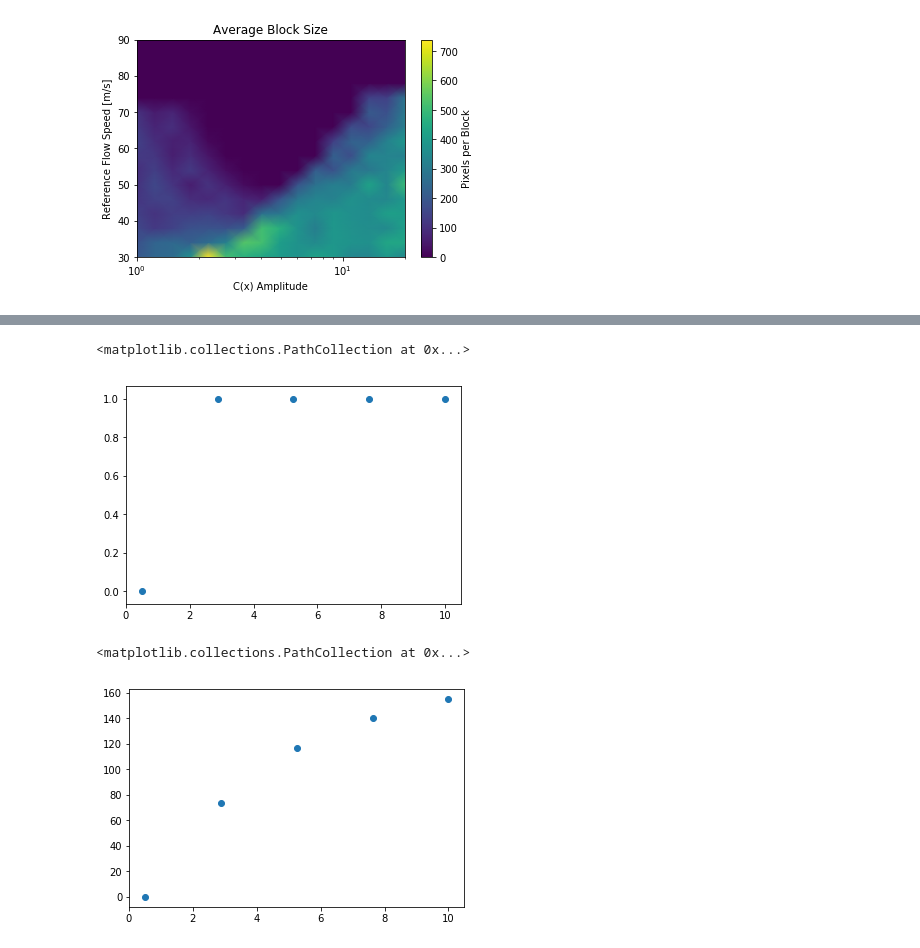
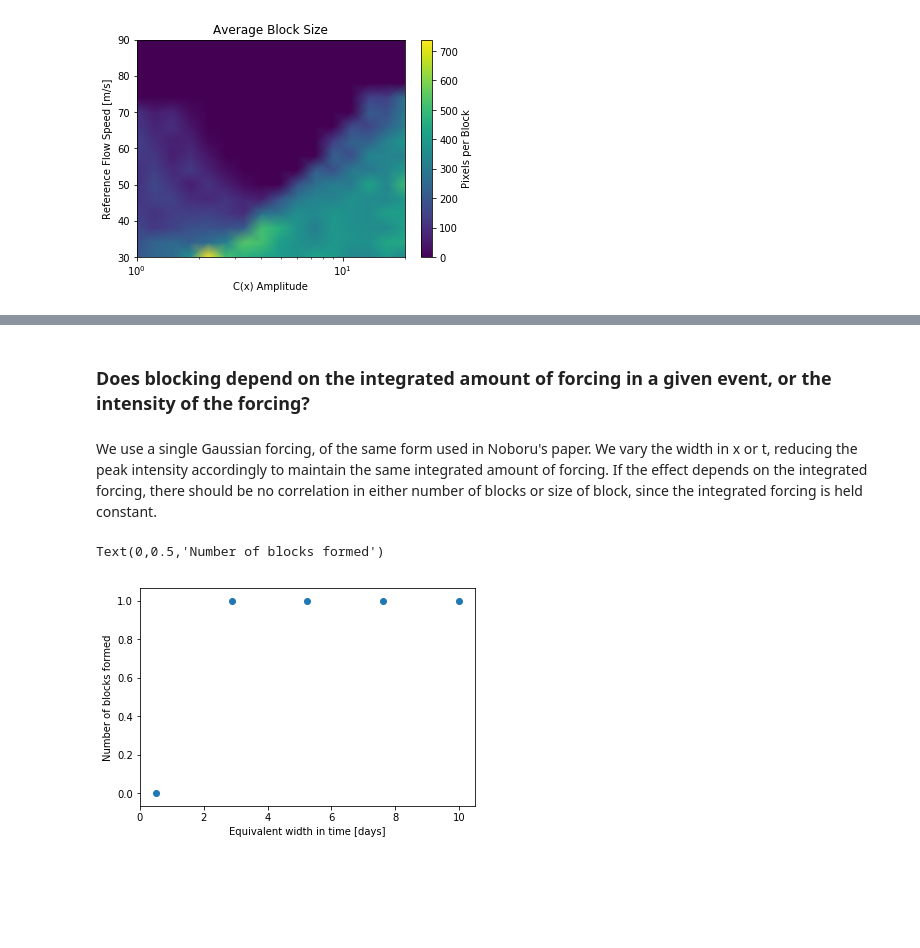
Before and after one commit to sjsmith757/rossby-blocking, a Jupyter notebook: sweep_analysis.ipynb, the cells around one changed output, grey strips where cells are left out. Cells and saved outputs as stored; diff of their text form; code cells hidden in the pictures; blank space fills up the shorter version.

```diff
--- a/sweep_analysis.ipynb
+++ b/sweep_analysis.ipynb
@@ -565,14 +626,15 @@ plt.savefig("grid_avgblocksize.png",bbox_inches='tight')
+# %% [markdown]
+### Does blocking depend on the integrated amount of forcing in a given event, or the intensity of the forcing?
+# %% [markdown]
+We use a single Gaussian forcing, of the same form used in Noboru's paper. We vary the width in x or t, reducing the peak intensity accordingly to maintain the same integrated amount of forcing. If the effect depends on the integrated forcing, there should be no correlation in either number of blocks or size of block, since the integrated forcing is held constant.
 # %%
 ftw = np.load("forcing_tw.npy",encoding='latin1').item()
 fxw = np.load("forcing_xw.npy",encoding='latin1').item()
 fpk = np.load("forcing_pk.npy",encoding='latin1').item()
 # %%
 plt.scatter(ftw["tw"],ftw["nblocks"])
+plt.xlabel("Equivalent width in time [days]")
+plt.ylabel("Number of blocks formed")
 # %% [output]
-<matplotlib.collections.PathCollection at 0x...>
+Text(0,0.5,'Number of blocks formed')
-[figure, old version]
+[figure, new version]
-# %%
-plt.scatter(ftw["tw"],ftw["blocksize"])
-# %% [output]
-<matplotlib.collections.PathCollection at 0x...>
-[figure, removed]
```
Also changed, not shown: parts of 38 cells of this notebook, 1 other file.
